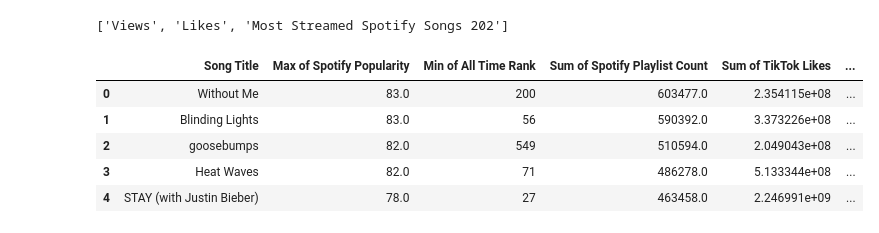
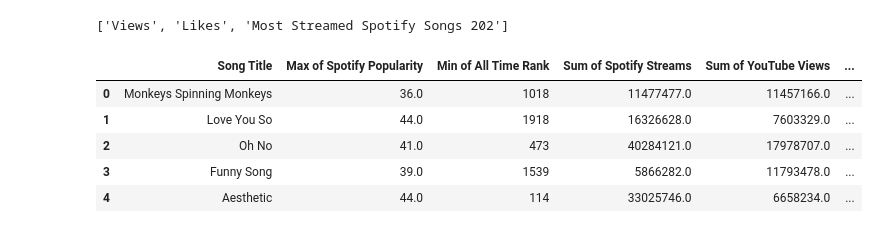
Before and after one commit to qstibbins/project-1, a Jupyter notebook: data.ipynb, the cells around one changed output. Cells and saved outputs as stored; diff of their text form; code cells hidden in the pictures.

```diff
--- a/data.ipynb
+++ b/data.ipynb
@@ -12,24 +17,24 @@ print(xls.sheet_names)
 # %%
 # Load the 'Likes' sheet
 likes_df = pd.read_excel(xls, sheet_name='Likes', skiprows=2)
 
 # Rename 'Row Labels' column
 likes_df.rename(columns={'Row Labels': 'Song Title'}, inplace=True)
 
 # Load the 'Views' sheet
 views_df = pd.read_excel(xls, sheet_name='Views', skiprows=2)
 views_df.rename(columns={'Row Labels': 'Song Title'}, inplace=True)
 
 most_streamed_df = pd.read_excel(xls, sheet_name='Most Streamed Spotify Songs 202')
 
-likes_df.head()
+views_df.head()
 # %% [output]
-|  | Song Title | Max of Spotify Popularity | Min of All Time Rank | Sum of Spotify Playlist Count | Sum of TikTok Likes | ... |
-| 0 | Without Me | 83.0 | 200 | 603477.0 | 2.354115e+08 | ... |
-| 1 | Blinding Lights | 83.0 | 56 | 590392.0 | 3.373226e+08 | ... |
-| 2 | goosebumps | 82.0 | 549 | 510594.0 | 2.049043e+08 | ... |
-| 3 | Heat Waves | 82.0 | 71 | 486278.0 | 5.133344e+08 | ... |
-| 4 | STAY (with Justin Bieber) | 78.0 | 27 | 463458.0 | 2.246991e+09 | ... |
+|  | Song Title | Max of Spotify Popularity | Min of All Time Rank | Sum of Spotify Streams | Sum of YouTube Views | ... |
+| 0 | Monkeys Spinning Monkeys | 36.0 | 1018 | 11477477.0 | 11457166.0 | ... |
+| 1 | Love You So | 44.0 | 1918 | 16326628.0 | 7603329.0 | ... |
+| 2 | Oh No | 41.0 | 473 | 40284121.0 | 17978707.0 | ... |
+| 3 | Funny Song | 39.0 | 1539 | 5866282.0 | 11793478.0 | ... |
+| 4 | Aesthetic | 44.0 | 114 | 33025746.0 | 6658234.0 | ... |
 # %%
 # Ensure that the key columns have consistent names across DataFrames to facilitate merging
 likes_df.rename(columns={'Song Title': 'Song'}, inplace=True)
```
Also changed, not shown: parts of 10 cells of this notebook.
